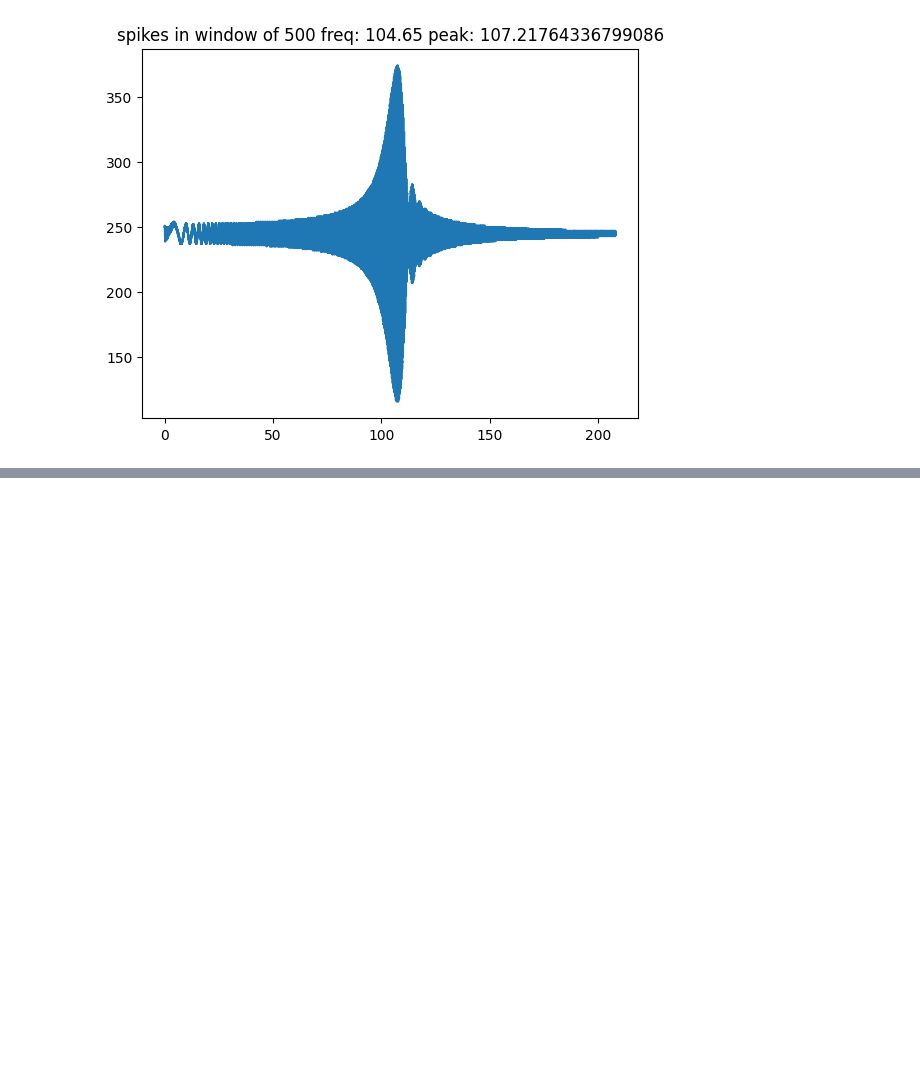
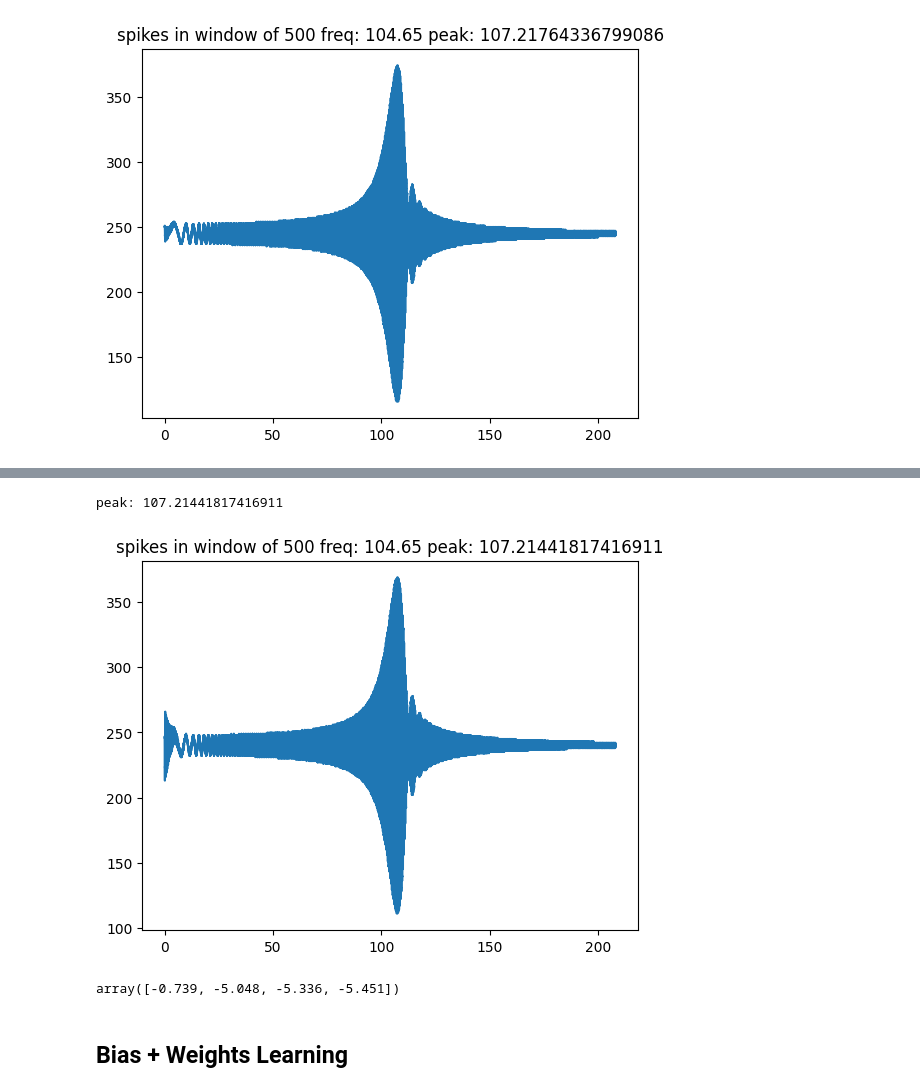
Before and after one commit to yakir4123/SNN-SCTN, a Jupyter notebook: notebooks/supervised_stdp_resonator.ipynb, the cells around one changed output, grey strips where cells are left out. Saved outputs shown, nothing was run; the diff lists cells and outputs as text; code cells hidden in the pictures; blank space fills up the shorter version.

```diff
--- a/notebooks/supervised_stdp_resonator.ipynb
+++ b/notebooks/supervised_stdp_resonator.ipynb
@@ -439,0 +574,49 @@ peak: 107.21764336799086
+# %%
+from snn.resonator import test_resonator_on_chirp, freq_of_resonator
+res_resonator = simple_resonator(
+    clk_freq=clk_freq,
+    freq0=freq0,
+    lf=5,
+    thetas=chosen_bias,
+    # weights=[11, 9, 10, 10, 10],
+    weights=chosen_weights,
+)
+
+res_resonator.log_out_spikes(-1)
+
+start_freq = 0
+spectrum = 2 * freq0
+res_resonator.forget_logs()
+
+step = 1 / 40000
+test_size = int(spectrum / step)
+test_resonator_on_chirp(
+    res_resonator,
+    start_freq=start_freq,
+    step=step,
+    test_size=test_size,
+    clk_freq=clk_freq
+)
+spikes_window_size = 500
+spikes_neuron = res_resonator.neurons[-1]
+y_events = spikes_neuron.out_spikes()
+y_spikes = np.zeros(test_size)
+y_spikes[y_events] = 1
+y_spikes = np.convolve(y_spikes, np.ones(spikes_window_size, dtype=int), 'valid')
+x = np.linspace(start_freq, start_freq+spectrum, len(y_spikes))
+print(f'peak: {x[1000+np.argmax(y_spikes[1000:])]}')
+
+best_lp = lp_by_lf(5, freq0, clk_freq)
+f_resonator = freq_of_resonator(clk_freq, 5, best_lp)
+plt.title(f'spikes in window of {spikes_window_size} freq: {f_resonator:.2f} peak: {x[1000+np.argmax(y_spikes[1000:])]}')
+plt.plot(x, y_spikes)
+plt.show()
+# %% [output]
+peak: 107.21441817416911
+[figure, added]
+# %%
+chosen_bias
+# %% [output]
+array([-0.739, -5.048, -5.336, -5.451])
+# %% [markdown]
+## Bias + Weights Learning
```
Also changed, not shown: parts of 14 cells of this notebook.
